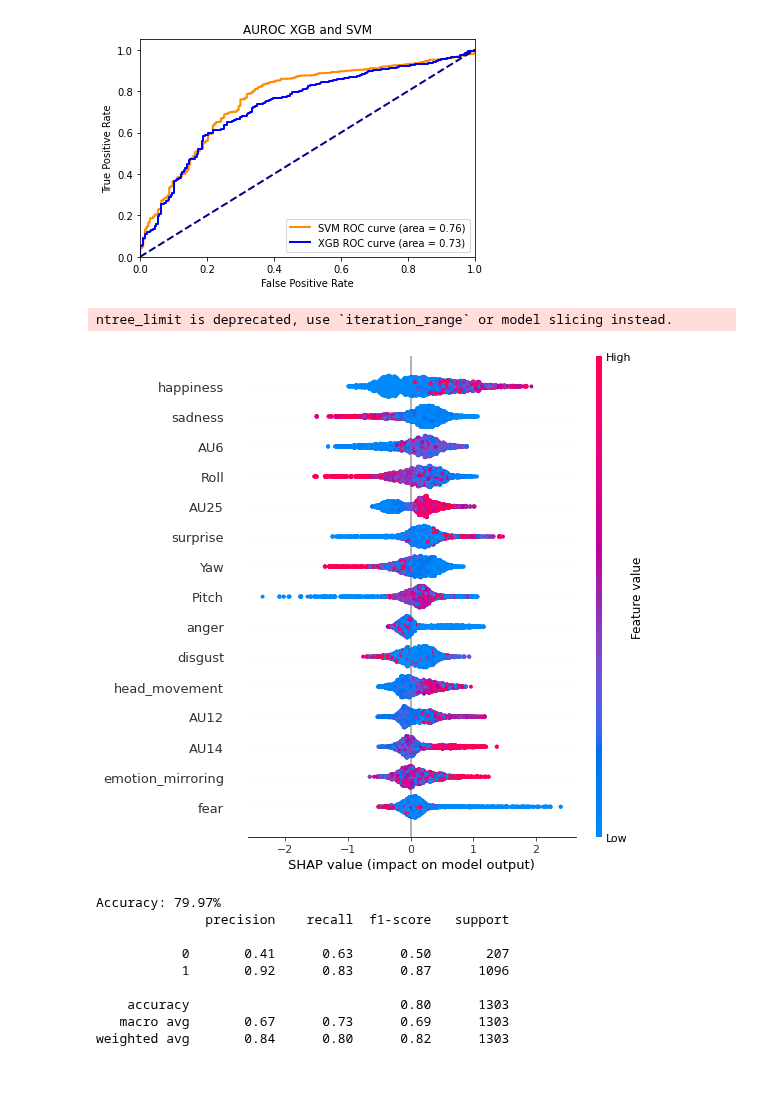
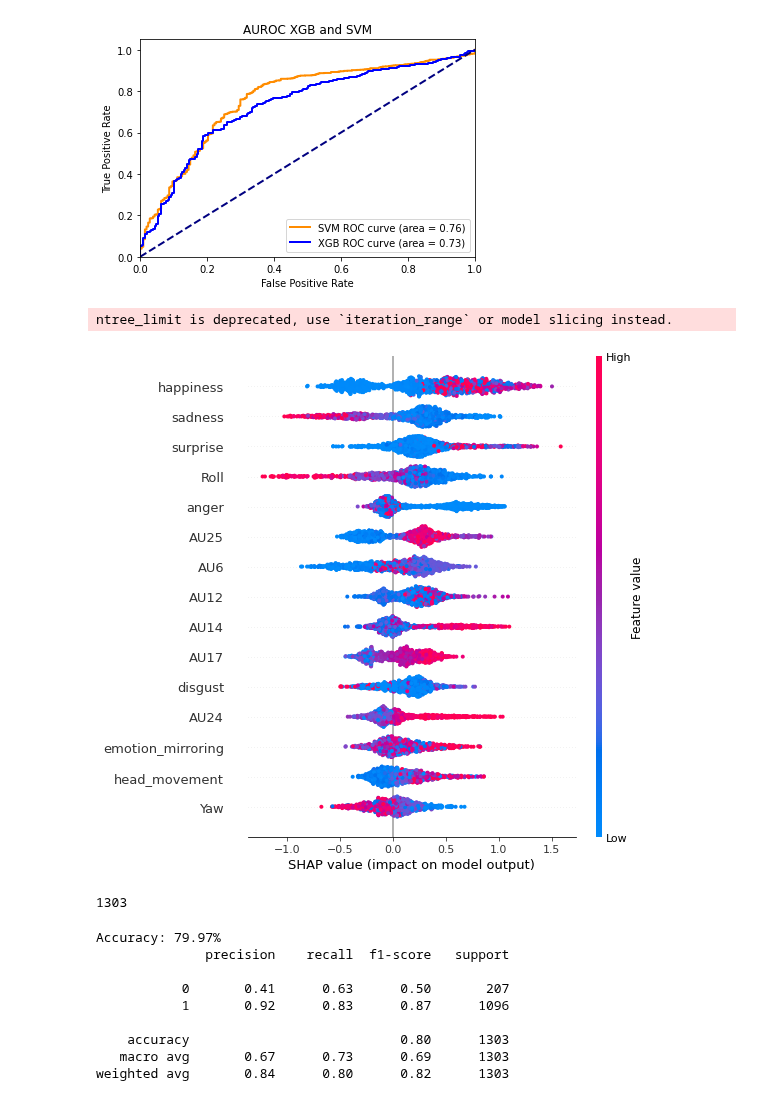
Before and after one commit to ramon284/Interest-predictor, a Jupyter notebook: trainAndEval.ipynb, the cells around one changed output. Cells and saved outputs as stored; diff of their text form; code cells hidden in the pictures.

```diff
--- a/zpredict.ipynb
+++ b/trainAndEval.ipynb
@@ -341,17 +378,17 @@ REGULAR xgboost, scale_weight:0.2344975053456878
 # %%
-from sklearn import svm
-from sklearn.preprocessing import StandardScaler, MinMaxScaler
-from sklearn.pipeline import make_pipeline
+# from sklearn import svm
+# from sklearn.preprocessing import StandardScaler, MinMaxScaler
+# from sklearn.pipeline import make_pipeline
 
-# Standardize the features
-scaler = StandardScaler()
-# Create a pipeline: standardize, then run SVM
-svm_clf = make_pipeline(scaler, svm.SVC(kernel='rbf' ,class_weight='balanced', random_state=42, probability=1, gamma='auto', C=1))
+# # Standardize the features
+# scaler = StandardScaler()
+# # Create a pipeline: standardize, then run SVM
+# svm_clf = make_pipeline(scaler, svm.SVC(kernel='rbf' ,class_weight='balanced', random_state=42, probability=1, gamma='auto', C=1))
 
-# Fit the SVM model
-if smoteBool:
-    svm_clf.fit(X_train_smote, y_train_smote)
-    y_pred_svm = svm_clf.predict(X_test_filled)
-else:
-    svm_clf.fit(X_train_filled, y_train)
-    y_pred_svm = svm_clf.predict(X_test_filled)
+# # Fit the SVM model
+# if smoteBool:
+#     svm_clf.fit(X_train_smote, y_train_smote)
+#     y_pred_svm = svm_clf.predict(X_test_filled)
+# else:
+#     svm_clf.fit(X_train_filled, y_train)
+#     y_pred_svm = svm_clf.predict(X_test_filled)
@@ -392,3 +395,6 @@ else:
+# %%
+svm_clf = load('SVMMODEL.joblib')
+model = load('XGBModel.joblib')
 # %%
 print(len(X_train_filled))
 
@@ -494,25 +504,28 @@ plt.show()
 # %%
 import shap
 
 # Create object that can calculate shap values
 explainer = shap.TreeExplainer(model)
 
 # Define the number of samples you want
 num_samples = 8000
+X_test_filled
 
 # Calculate Shap values
 if smoteBool:
     print('smote')
     sample = X_train_smote.sample(n=num_samples, random_state=42, replace=True)
-    shap_values = explainer.shap_values(sample)
+    shap_values = explainer.shap_values(X_test_filled)
     shap.summary_plot(shap_values, sample)
 else:
     sample = X_train_filled.sample(n=num_samples, random_state=42, replace=True)
-    shap_values = explainer.shap_values(sample)
-    shap.summary_plot(shap_values, sample, max_display=15)
+    shap_values = explainer.shap_values(X_test_filled)
+    shap.summary_plot(shap_values, X_test_filled, max_display=15)
+    print(len(X_test_filled))
 # %% [output]
 ntree_limit is deprecated, use `iteration_range` or model slicing instead.
-[figure, old version]
+[figure, new version]
+1303
 # %%
 # ###Create a background dataset (you can also use a subset of your train dataset)
 # background_data = X_train_filled.iloc[90:93,:]
```
Also changed, not shown: parts of 11 cells of this notebook, 9 other files.
